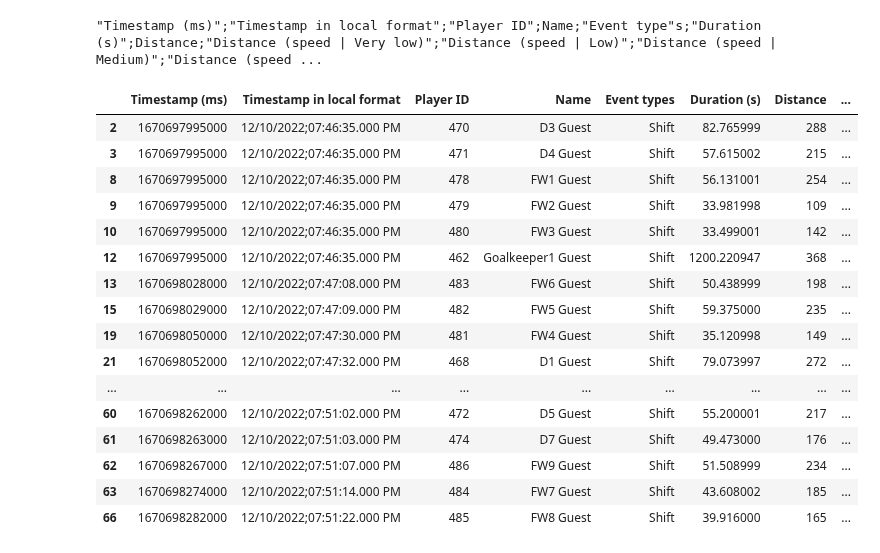
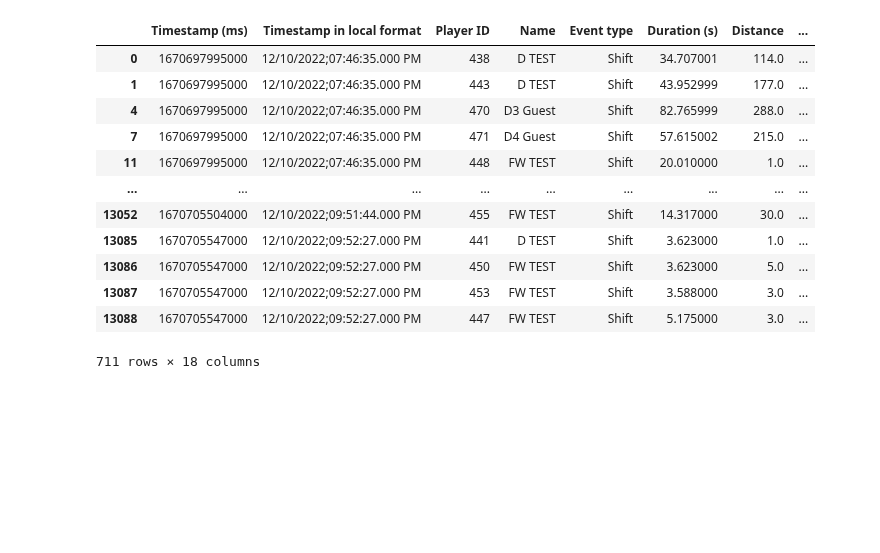
Before and after one commit to arnoldram/dataunionsihf, a Jupyter notebook: playground_joel.ipynb, the cells around one changed output. Saved outputs shown, nothing was run; the diff lists cells and outputs as text; code cells hidden in the pictures; blank space fills up the shorter version.

```diff
--- a/playground_joel.ipynb
+++ b/playground_joel.ipynb
@@ -1,38 +6,28 @@
 # %%
 from utils import read_file
 import pandas as pd
 import datetime
 
+# basic configurations
+FILE = "data/Events-Match_Test__TEAM_A_vs__TEAM_B-Period_Period_1_Period_Period_2_Period_Period_3.csv"
+EVENT_TYPE = "Shifts"
 
-FILE = "SHIFTS_ONLY_EVENTS.csv"
-
-
-df = read_file(FILE)
-
-df["timestamp"] = pd.to_datetime(df["Timestamp (ms)"], unit="ms")
-df["time"] = pd.to_timedelta(df["Duration (s)"], unit="sec")
-# df = df[df["Player ID"].isin([438, 443, 470])][:15]
-df = df[df["timestamp"] < datetime.datetime(2022,12,10,18,51,30)]
-df = df[df["Name"].str.contains("Guest")]
+# load initial dataset
+df = read_file(FILE, EVENT_TYPE)
 df
 # %% [output]
+|  | Timestamp (ms) | Timestamp in local format | Player ID | Name | Event type | Duration (s) | Distance | ... |
+| 0 | 1670697995000 | 12/10/2022;07:46:35.000 PM | 438 | D TEST | Shift | 34.707001 | 114.0 | ... |
+| 1 | 1670697995000 | 12/10/2022;07:46:35.000 PM | 443 | D TEST | Shift | 43.952999 | 177.0 | ... |
+| 4 | 1670697995000 | 12/10/2022;07:46:35.000 PM | 470 | D3 Guest | Shift | 82.765999 | 288.0 | ... |
+| 7 | 1670697995000 | 12/10/2022;07:46:35.000 PM | 471 | D4 Guest | Shift | 57.615002 | 215.0 | ... |
+| 11 | 1670697995000 | 12/10/2022;07:46:35.000 PM | 448 | FW TEST | Shift | 20.010000 | 1.0 | ... |
+| ... | ... | ... | ... | ... | ... | ... | ... | ... |
+| 13052 | 1670705504000 | 12/10/2022;09:51:44.000 PM | 455 | FW TEST | Shift | 14.317000 | 30.0 | ... |
+| 13085 | 1670705547000 | 12/10/2022;09:52:27.000 PM | 441 | D TEST | Shift | 3.623000 | 1.0 | ... |
+| 13086 | 1670705547000 | 12/10/2022;09:52:27.000 PM | 450 | FW TEST | Shift | 3.623000 | 5.0 | ... |
+| 13087 | 1670705547000 | 12/10/2022;09:52:27.000 PM | 453 | FW TEST | Shift | 3.588000 | 3.0 | ... |
+| 13088 | 1670705547000 | 12/10/2022;09:52:27.000 PM | 447 | FW TEST | Shift | 5.175000 | 3.0 | ... |
-﻿"Timestamp (ms)";"Timestamp in local format";"Player ID";Name;"Event type"s;"Duration (s)";Distance;"Distance (speed | Very low)";"Distance (speed | Low)";"Distance (speed | Medium)";"Distance (speed ...
+711 rows × 18 columns
-|  | Timestamp (ms) | Timestamp in local format | Player ID | Name | Event types | Duration (s) | Distance | ... |
-| 2 | 1670697995000 | 12/10/2022;07:46:35.000 PM | 470 | D3 Guest | Shift | 82.765999 | 288 | ... |
-| 3 | 1670697995000 | 12/10/2022;07:46:35.000 PM | 471 | D4 Guest | Shift | 57.615002 | 215 | ... |
-| 8 | 1670697995000 | 12/10/2022;07:46:35.000 PM | 478 | FW1 Guest | Shift | 56.131001 | 254 | ... |
-| 9 | 1670697995000 | 12/10/2022;07:46:35.000 PM | 479 | FW2 Guest | Shift | 33.981998 | 109 | ... |
-| 10 | 1670697995000 | 12/10/2022;07:46:35.000 PM | 480 | FW3 Guest | Shift | 33.499001 | 142 | ... |
-| 12 | 1670697995000 | 12/10/2022;07:46:35.000 PM | 462 | Goalkeeper1 Guest | Shift | 1200.220947 | 368 | ... |
-| 13 | 1670698028000 | 12/10/2022;07:47:08.000 PM | 483 | FW6 Guest | Shift | 50.438999 | 198 | ... |
-| 15 | 1670698029000 | 12/10/2022;07:47:09.000 PM | 482 | FW5 Guest | Shift | 59.375000 | 235 | ... |
-| 19 | 1670698050000 | 12/10/2022;07:47:30.000 PM | 481 | FW4 Guest | Shift | 35.120998 | 149 | ... |
-| 21 | 1670698052000 | 12/10/2022;07:47:32.000 PM | 468 | D1 Guest | Shift | 79.073997 | 272 | ... |
-| ... | ... | ... | ... | ... | ... | ... | ... | ... |
-| 60 | 1670698262000 | 12/10/2022;07:51:02.000 PM | 472 | D5 Guest | Shift | 55.200001 | 217 | ... |
-| 61 | 1670698263000 | 12/10/2022;07:51:03.000 PM | 474 | D7 Guest | Shift | 49.473000 | 176 | ... |
-| 62 | 1670698267000 | 12/10/2022;07:51:07.000 PM | 486 | FW9 Guest | Shift | 51.508999 | 234 | ... |
-| 63 | 1670698274000 | 12/10/2022;07:51:14.000 PM | 484 | FW7 Guest | Shift | 43.608002 | 185 | ... |
-| 66 | 1670698282000 | 12/10/2022;07:51:22.000 PM | 485 | FW8 Guest | Shift | 39.916000 | 165 | ... |
 # %%
 import random
```
Also changed, not shown: parts of 4 cells of this notebook.
